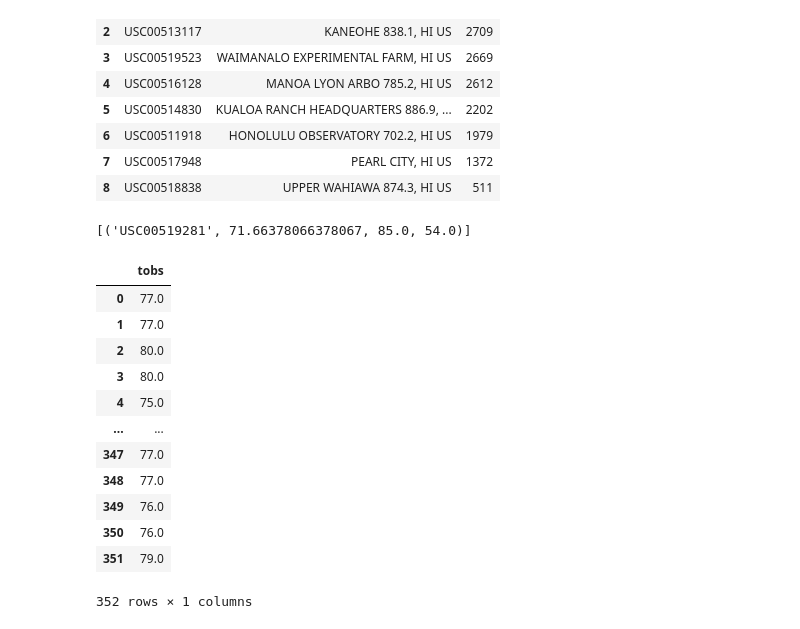
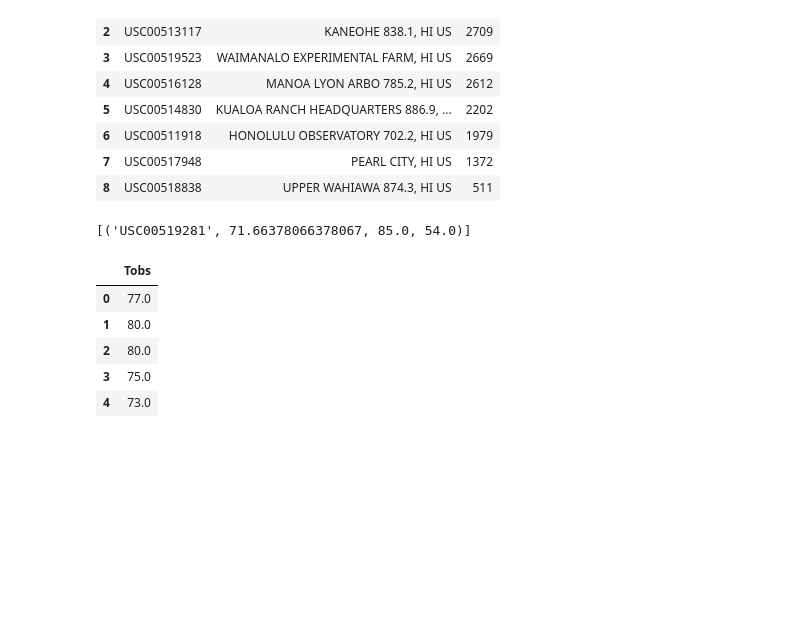
Before and after one commit to KinlayD/sqlalchemy-challenge, a Jupyter notebook: surfs_up.ipynb, the cells around one changed output. Saved outputs shown, nothing was run; the diff lists cells and outputs as text; code cells hidden in the pictures; blank space fills up the shorter version.

```diff
--- a/surfs_up.ipynb
+++ b/surfs_up.ipynb
@@ -168,26 +181,18 @@ active_station_query
 # %%
 # temp observation data for most active station
 
 date_temp_query = session.query(measurement.tobs).\
-    filter(measurement.date >= '2016-08-23').\
+    filter(func.strftime("%Y-%m-%d", measurement.date) > '2016-08-23').\
     filter(measurement.station == 'USC00519281').all()
-date_temp_query
-
-d_df = pd.DataFrame(date_temp_query, columns=['tobs'])
-d_df
+list_tobs = list(np.ravel(date_temp_query))
+temp_st_df = pd.DataFrame({"Tobs": list_tobs})
+temp_st_df.head()
 # %% [output]
-|  | tobs |
+|  | Tobs |
 | 0 | 77.0 |
-| 1 | 77.0 |
+| 1 | 80.0 |
 | 2 | 80.0 |
-| 3 | 80.0 |
-| 4 | 75.0 |
-| ... | ... |
-| 347 | 77.0 |
-| 348 | 77.0 |
-| 349 | 76.0 |
-| 350 | 76.0 |
-| 351 | 79.0 |
+| 3 | 75.0 |
+| 4 | 73.0 |
-352 rows × 1 columns
 # %%
 # histogram
```
Also changed, not shown: parts of 12 cells of this notebook, 1 other file.
